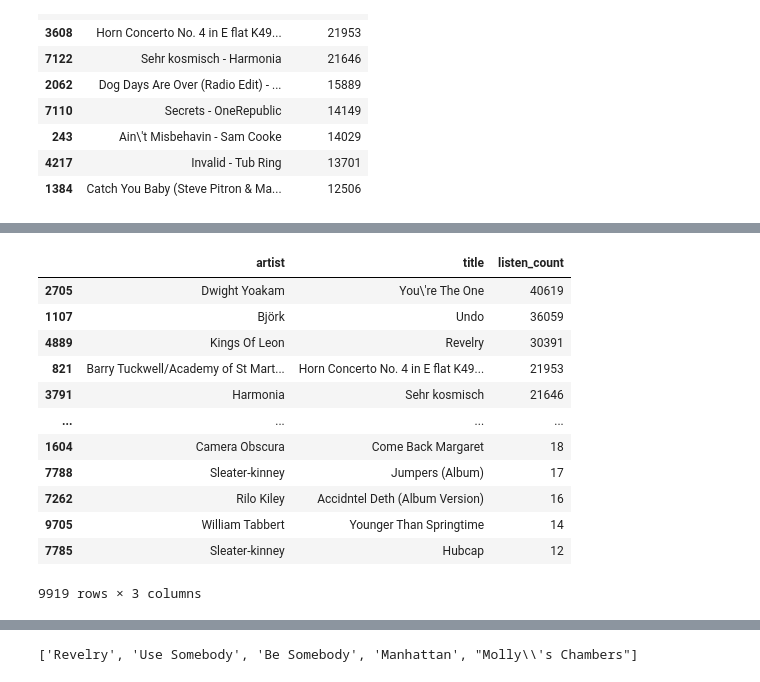
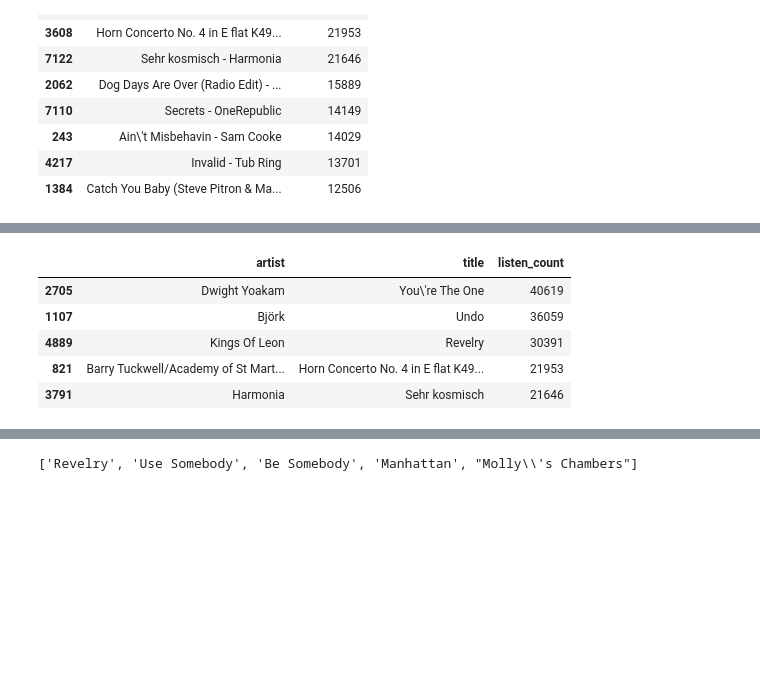
Before and after one commit to Amirgh2001/algorithm-design-exam, a Jupyter notebook: fifthQuestion.ipynb, the cells around one changed output, grey strips where cells are left out. Drawn from its saved outputs; the diff is of its cells as text; code cells hidden in the pictures; blank space fills up the shorter version.

```diff
--- a/fifthQuestion.ipynb
+++ b/fifthQuestion.ipynb
@@ -109,22 +104,15 @@ df
 # %%
 artist_counts = df.groupby(['artist', 'title'])['listen_count'].sum().reset_index()
 artist_counts_sorted = artist_counts.sort_values(['listen_count'], ascending=False)
 
-artist_counts_sorted
+artist_counts_sorted.head()
 # %% [output]
 |  | artist | title | listen_count |
 | 2705 | Dwight Yoakam | You\'re The One | 40619 |
 | 1107 | Björk | Undo | 36059 |
 | 4889 | Kings Of Leon | Revelry | 30391 |
 | 821 | Barry Tuckwell/Academy of St Mart... | Horn Concerto No. 4 in E flat K49... | 21953 |
 | 3791 | Harmonia | Sehr kosmisch | 21646 |
-| ... | ... | ... | ... |
-| 1604 | Camera Obscura | Come Back Margaret | 18 |
-| 7788 | Sleater-kinney | Jumpers (Album) | 17 |
-| 7262 | Rilo Kiley | Accidntel Deth (Album Version) | 16 |
-| 9705 | William Tabbert | Younger Than Springtime | 14 |
-| 7785 | Sleater-kinney | Hubcap | 12 |
-9919 rows × 3 columns
 # %%
 top_tracks_by_artist = {}
 for artist in artist_counts_sorted['artist'].unique():
```
Also changed, not shown: parts of 14 cells of this notebook, 4 other files.
